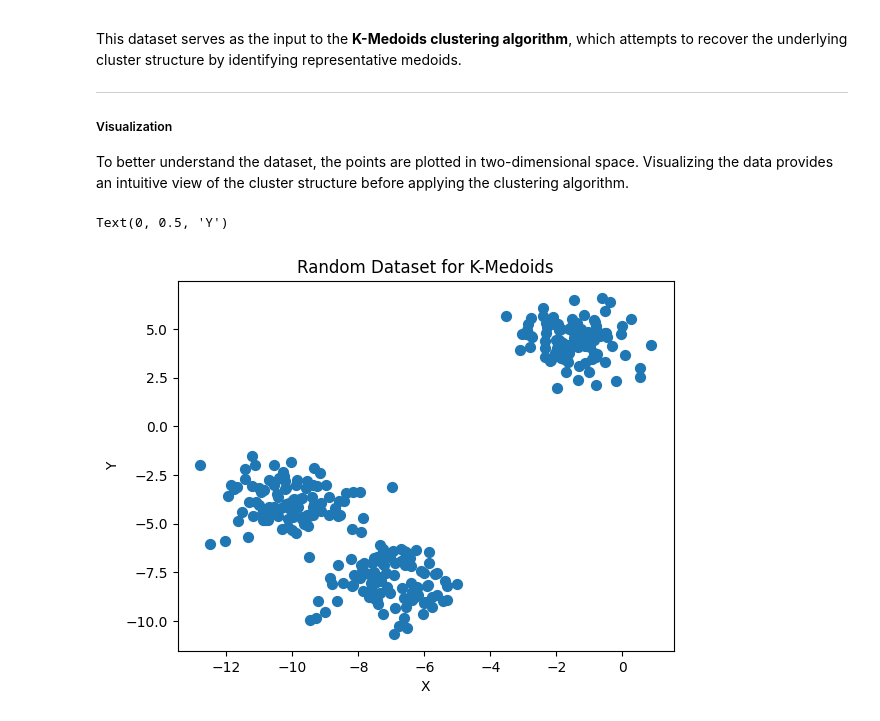
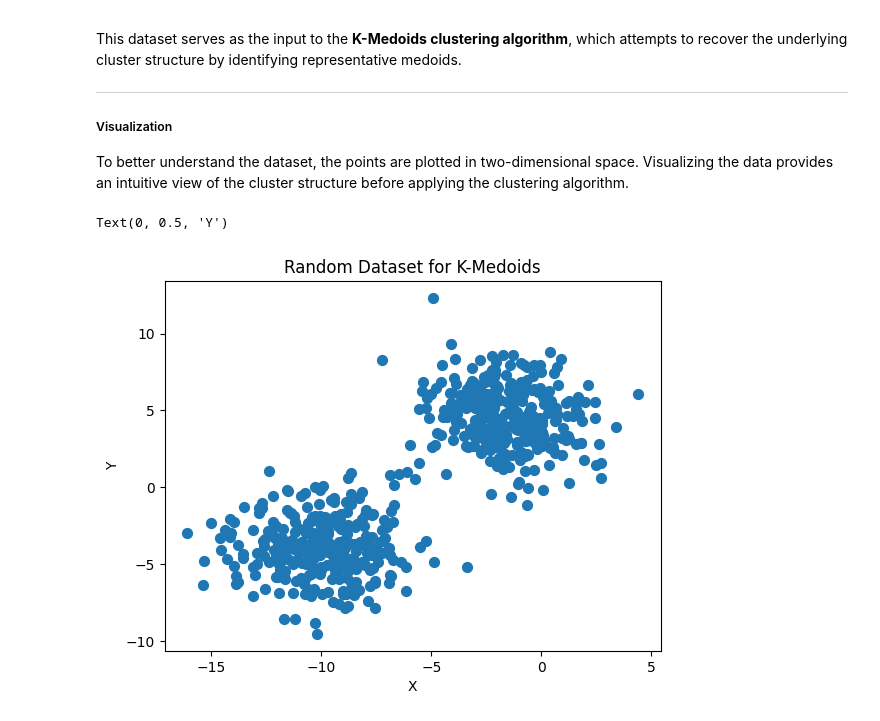
Before and after one commit to mariahwaslie/stunning-octo-goggles, a Jupyter notebook: K-Medoids/k_medoids_scratch.ipynb, the cells around one changed output. Cells and saved outputs as stored; diff of their text form; code cells hidden in the pictures.

```diff
--- a/K-Medoids/k_medoids_scratch.ipynb
+++ b/K-Medoids/k_medoids_scratch.ipynb
@@ -423,29 +423,29 @@ To better understand the dataset, the points are plotted in two-dimensional spac
 # %%
 
 # Parameters
-n_clusters = 3
-points_per_cluster = 100
-cluster_std = 1 # how spread out the clusters are
+n_clusters = 2
+points_per_cluster = 300
+cluster_std = 2 # how spread out the clusters are
 dim = 2  # 2D data
 
 # Generate random cluster centers
 np.random.seed(random_seed)  # for reproducibility
 centers = np.random.uniform(-10, 10, (n_clusters, dim))
 
 # Generate points around each center
 data = []
 for center in centers:
     cluster_points = center + cluster_std * np.random.randn(points_per_cluster, dim)
     data.append(cluster_points)
 
 data = np.vstack(data)  # combine all points
 
 # Plot the dataset
 plt.scatter(data[:, 0], data[:, 1], s=50)
 plt.title("Random Dataset for K-Medoids")
 plt.xlabel("X")
 plt.ylabel("Y")
 # plt.show()
 # %% [output]
 Text(0, 0.5, 'Y')
-[figure, old version]
+[figure, new version]
```
Also changed, not shown: parts of 2 cells of this notebook, 2 other files.
